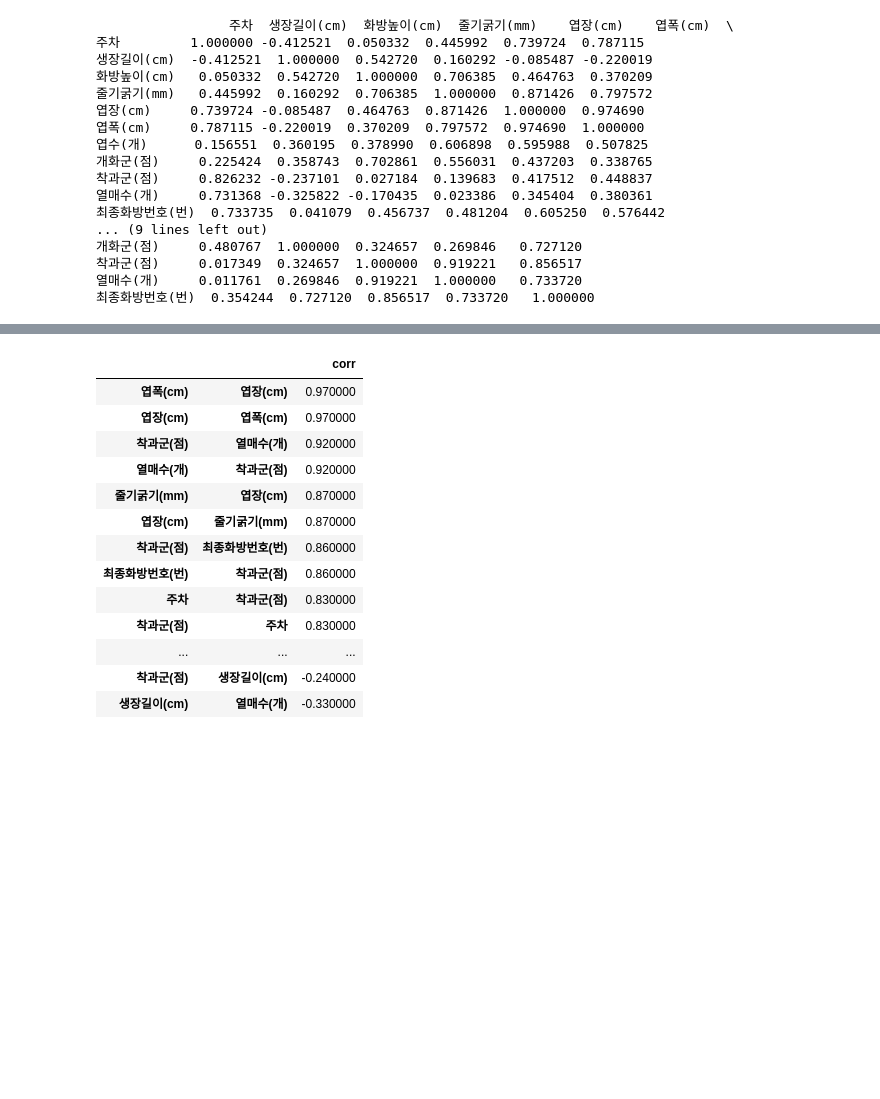
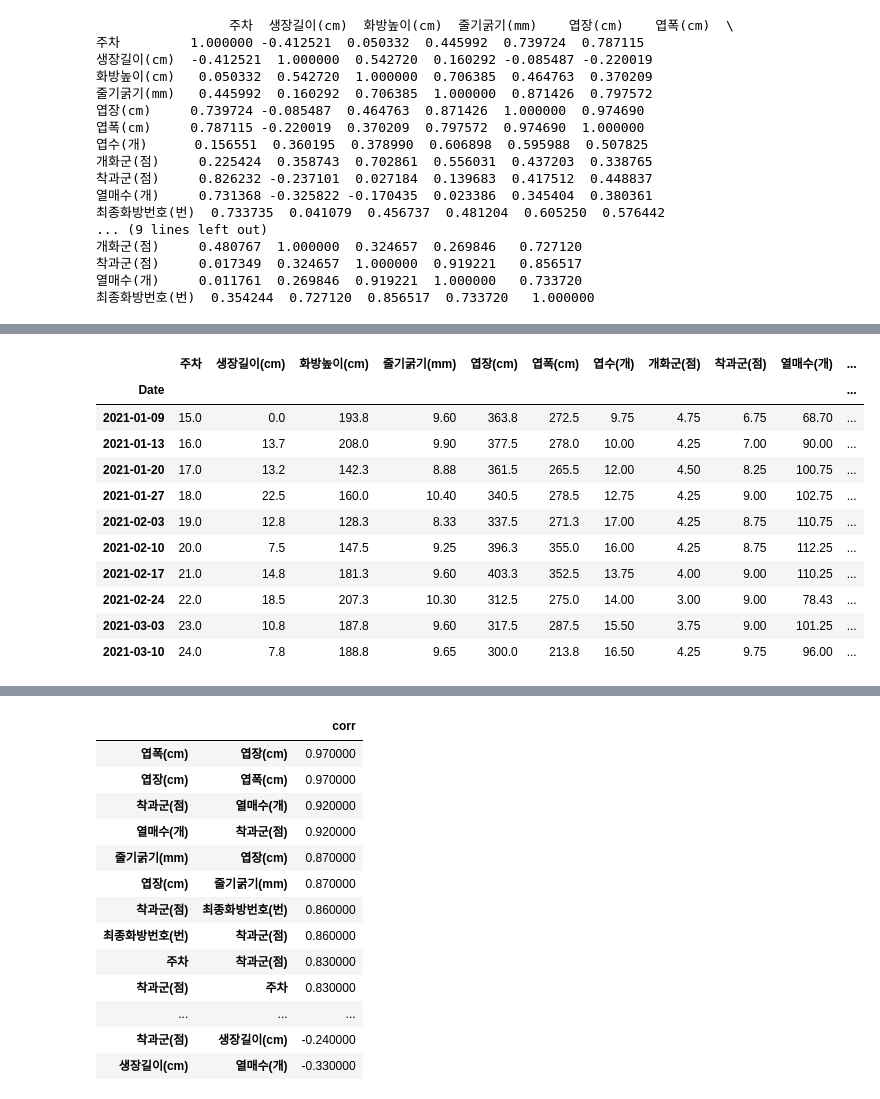
Before and after one commit to sexymonster/Projects, a Jupyter notebook: TeamProject/TomatoDataCustom.ipynb, the cells around one changed output, grey strips where cells are left out. Saved outputs shown, nothing was run; the diff lists cells and outputs as text; code cells hidden in the pictures; blank space fills up the shorter version.

```diff
--- a/TeamProject/TomatoDataCustom.ipynb
+++ b/TeamProject/TomatoDataCustom.ipynb
@@ -359,0 +483,15 @@ print(live2.corr())
+# %%
+live5.iloc[:10,:]
+# %% [output]
+|  | 주차 | 생장길이(cm) | 화방높이(cm) | 줄기굵기(mm) | 엽장(cm) | 엽폭(cm) | 엽수(개) | 개화군(점) | 착과군(점) | 열매수(개) | ... |
+| Date |  |  |  |  |  |  |  |  |  |  | ... |
+| 2021-01-09 | 15.0 | 0.0 | 193.8 | 9.60 | 363.8 | 272.5 | 9.75 | 4.75 | 6.75 | 68.70 | ... |
+| 2021-01-13 | 16.0 | 13.7 | 208.0 | 9.90 | 377.5 | 278.0 | 10.00 | 4.25 | 7.00 | 90.00 | ... |
+| 2021-01-20 | 17.0 | 13.2 | 142.3 | 8.88 | 361.5 | 265.5 | 12.00 | 4.50 | 8.25 | 100.75 | ... |
+| 2021-01-27 | 18.0 | 22.5 | 160.0 | 10.40 | 340.5 | 278.5 | 12.75 | 4.25 | 9.00 | 102.75 | ... |
+| 2021-02-03 | 19.0 | 12.8 | 128.3 | 8.33 | 337.5 | 271.3 | 17.00 | 4.25 | 8.75 | 110.75 | ... |
+| 2021-02-10 | 20.0 | 7.5 | 147.5 | 9.25 | 396.3 | 355.0 | 16.00 | 4.25 | 8.75 | 112.25 | ... |
+| 2021-02-17 | 21.0 | 14.8 | 181.3 | 9.60 | 403.3 | 352.5 | 13.75 | 4.00 | 9.00 | 110.25 | ... |
+| 2021-02-24 | 22.0 | 18.5 | 207.3 | 10.30 | 312.5 | 275.0 | 14.00 | 3.00 | 9.00 | 78.43 | ... |
+| 2021-03-03 | 23.0 | 10.8 | 187.8 | 9.60 | 317.5 | 287.5 | 15.50 | 3.75 | 9.00 | 101.25 | ... |
+| 2021-03-10 | 24.0 | 7.8 | 188.8 | 9.65 | 300.0 | 213.8 | 16.50 | 4.25 | 9.75 | 96.00 | ... |
```
Also changed, not shown: parts of 18 cells of this notebook.
